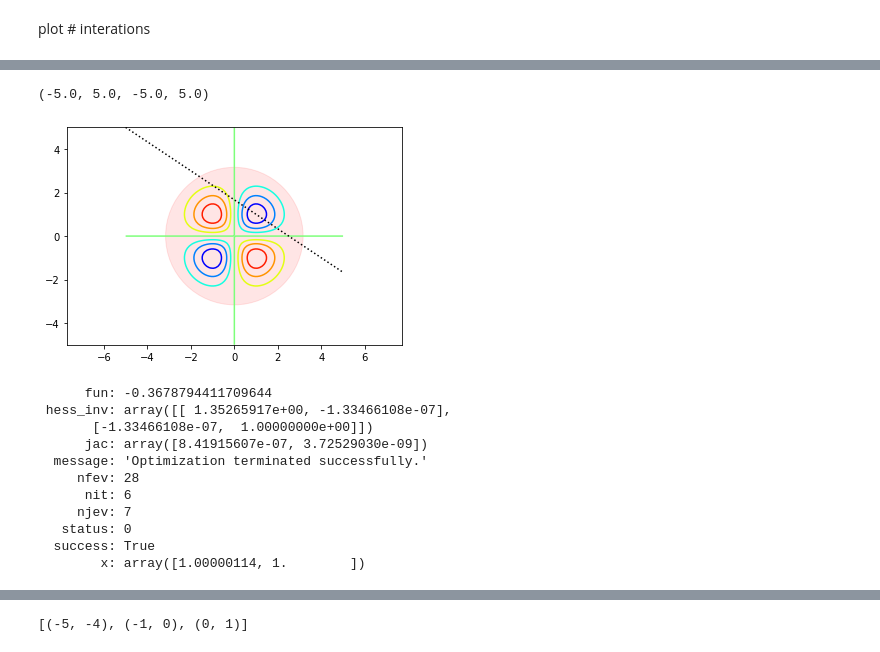
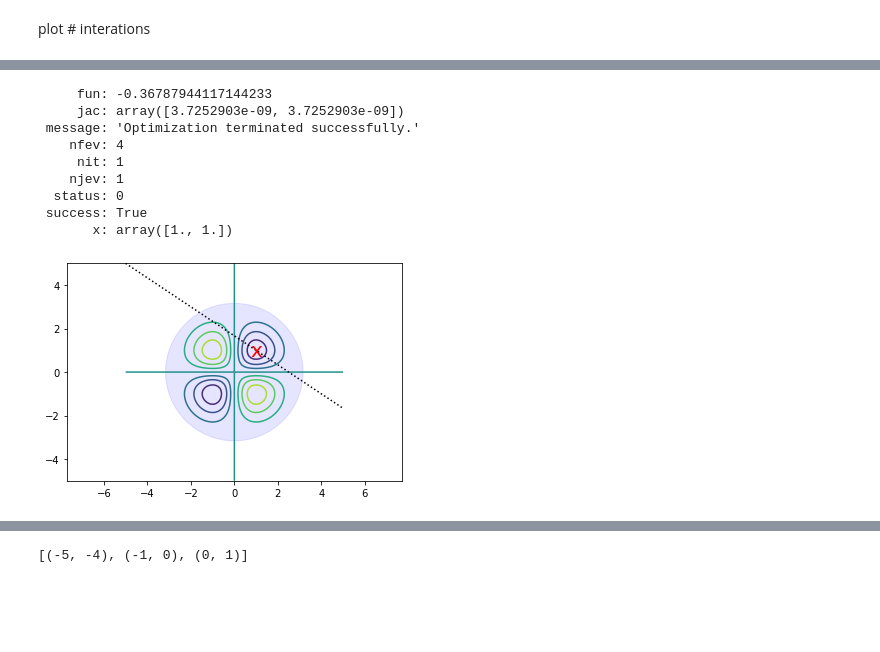
Before and after one commit to yanhann10/statistical_computing_course, a Jupyter notebook: Homework04.ipynb, the cells around one changed output, grey strips where cells are left out. Drawn from its saved outputs; the diff is of its cells as text; code cells hidden in the pictures; blank space fills up the shorter version.

```diff
--- a/Homework04.ipynb
+++ b/Homework04.ipynb
@@ -200,19 +203,41 @@ def g(x):
 
 def h(x):
     """function constraint"""
-    return x*x[0] + 3*x[1] -5
+    return 2*x[0] + 3*x[1] -5
+# %%
+cons = ({'type': 'eq',
+         'fun' : lambda x: h(x)},
+        {'type': 'ineq',
+         'fun' : lambda x: g(x)})
+# %%
+import scipy.optimize as opt
+x0 = [1, 1]
+cx = opt.minimize(f, x0, constraints=cons)
+cx
+# %% [output]
+     fun: -0.36787944117144233
+     jac: array([3.7252903e-09, 3.7252903e-09])
+ message: 'Optimization terminated successfully.'
+    nfev: 4
+     nit: 1
+    njev: 1
+  status: 0
+ success: True
+       x: array([1., 1.])
 # %%
+## exercise constraint
 x=np.linspace(-5, 5, 100)
 y=np.linspace(-5, 5, 100)
 
 XX, YY = np.meshgrid(x, y)
 xvec = np.vstack([XX.ravel(), YY.ravel()])
 Z = f(xvec).reshape((100,100))
-plt.contour(XX, YY, Z, cmap='jet')
-circ = plt.Circle((0, 0), math.sqrt(10), alpha=0.1, color='r')
+plt.contour(XX, YY, Z)
+circ = plt.Circle((0, 0), math.sqrt(10), alpha=0.1, color='b')
 plt.gcf().gca().add_artist(circ)
 plt.plot(x, (5 - 2*x)/3, "k:")
 plt.axis('equal')
+plt.text(cx['x'][0], cx['x'][1], 'x', va='center', ha='center', size=20, color='red')
+pass
 # %% [output]
-(-5.0, 5.0, -5.0, 5.0)
-[figure, old version]
+[figure, new version]
@@ -224,17 +243,0 @@ cons = ({'type': 'eq',
-# %%
-import scipy.optimize as opt
-x0 = [0, 1]
-ux = opt.minimize(f, x0, constraints=None)
-ux
-# %% [output]
-      fun: -0.3678794411709644
- hess_inv: array([[ 1.35265917e+00, -1.33466108e-07],
-       [-1.33466108e-07,  1.00000000e+00]])
-      jac: array([8.41915607e-07, 3.72529030e-09])
-  message: 'Optimization terminated successfully.'
-     nfev: 28
-      nit: 6
-     njev: 7
-   status: 0
-  success: True
-        x: array([1.00000114, 1.        ])
```
Also changed, not shown: parts of 13 cells of this notebook.
